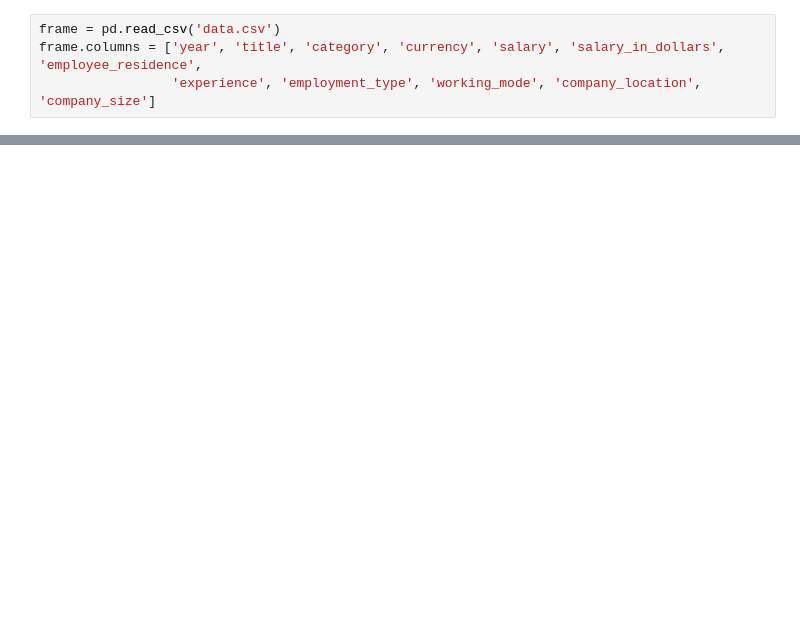
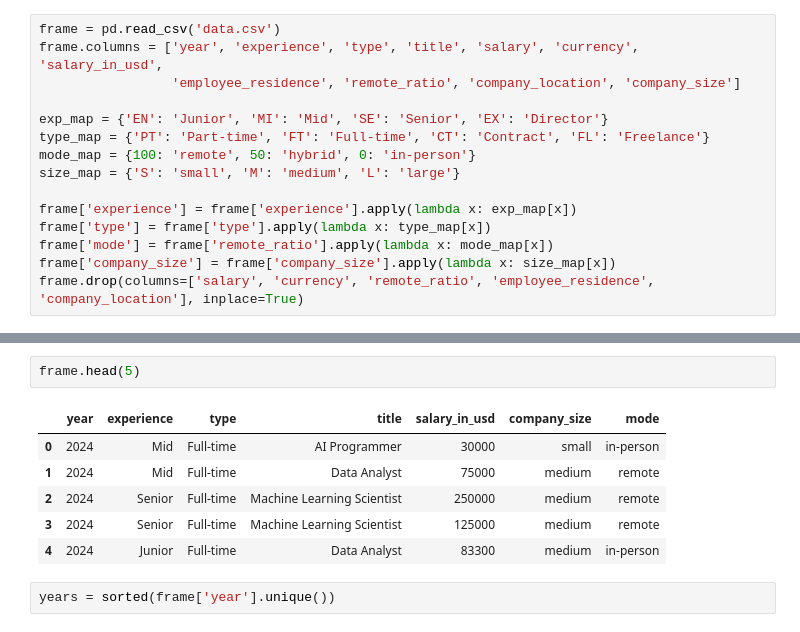
Before and after one commit to plebik/TrendsAnalysis, a Jupyter notebook: data analysis.ipynb, the cells around one changed output, grey strips where cells are left out. Cells and saved outputs as stored; diff of their text form; blank space fills up the shorter version.

```diff
--- a/data analysis.ipynb
+++ b/data analysis.ipynb
@@ -95,5 +48,16 @@ def create_histogram(data: list, title: str = '', xaxis_title: str = '', yaxis_t
     return fig_
 # %%
 frame = pd.read_csv('data.csv')
-frame.columns = ['year', 'title', 'category', 'currency', 'salary', 'salary_in_dollars', 'employee_residence',
-                 'experience', 'employment_type', 'working_mode', 'company_location', 'company_size']
+frame.columns = ['year', 'experience', 'type', 'title', 'salary', 'currency', 'salary_in_usd',
+                 'employee_residence', 'remote_ratio', 'company_location', 'company_size']
+
+exp_map = {'EN': 'Junior', 'MI': 'Mid', 'SE': 'Senior', 'EX': 'Director'}
+type_map = {'PT': 'Part-time', 'FT': 'Full-time', 'CT': 'Contract', 'FL': 'Freelance'}
+mode_map = {100: 'remote', 50: 'hybrid', 0: 'in-person'}
+size_map = {'S': 'small', 'M': 'medium', 'L': 'large'}
+
+frame['experience'] = frame['experience'].apply(lambda x: exp_map[x])
+frame['type'] = frame['type'].apply(lambda x: type_map[x])
+frame['mode'] = frame['remote_ratio'].apply(lambda x: mode_map[x])
+frame['company_size'] = frame['company_size'].apply(lambda x: size_map[x])
+frame.drop(columns=['salary', 'currency', 'remote_ratio', 'employee_residence', 'company_location'], inplace=True)
@@ -194,0 +64,11 @@ stage_1(frame, mode="median")
+# %%
+frame.head(5)
+# %% [output]
+|  | year | experience | type | title | salary_in_usd | company_size | mode |
+| 0 | 2024 | Mid | Full-time | AI Programmer | 30000 | small | in-person |
+| 1 | 2024 | Mid | Full-time | Data Analyst | 75000 | medium | remote |
+| 2 | 2024 | Senior | Full-time | Machine Learning Scientist | 250000 | medium | remote |
+| 3 | 2024 | Senior | Full-time | Machine Learning Scientist | 125000 | medium | remote |
+| 4 | 2024 | Junior | Full-time | Data Analyst | 83300 | medium | in-person |
+# %%
+years = sorted(frame['year'].unique())
```
Also changed, not shown: parts of 12 cells of this notebook, 17 other files.
